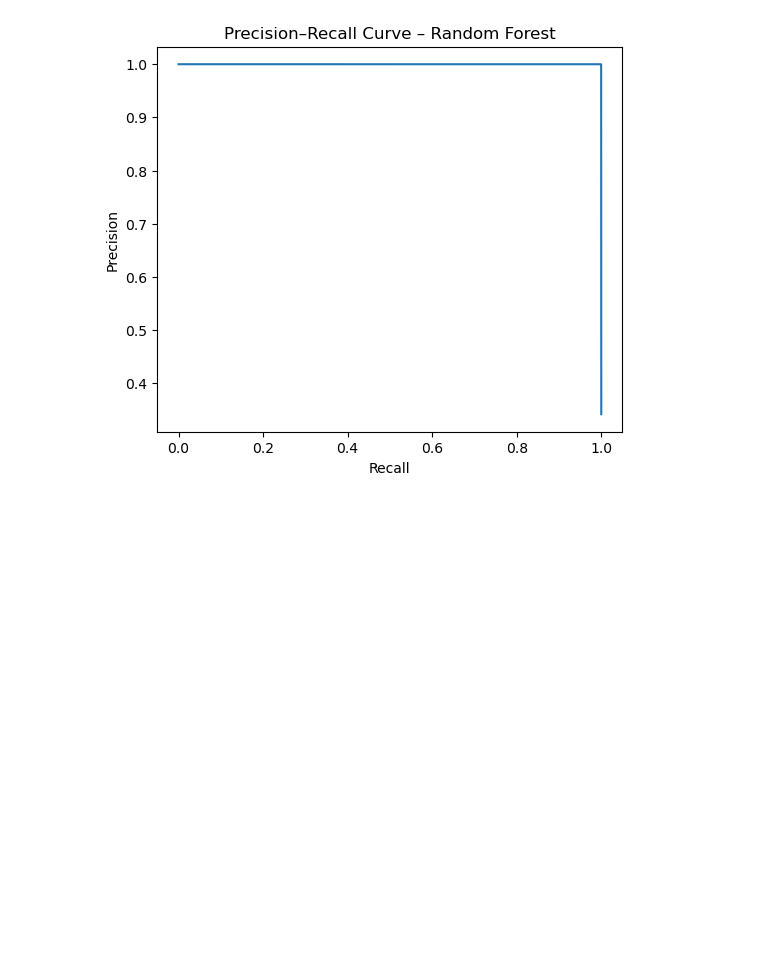
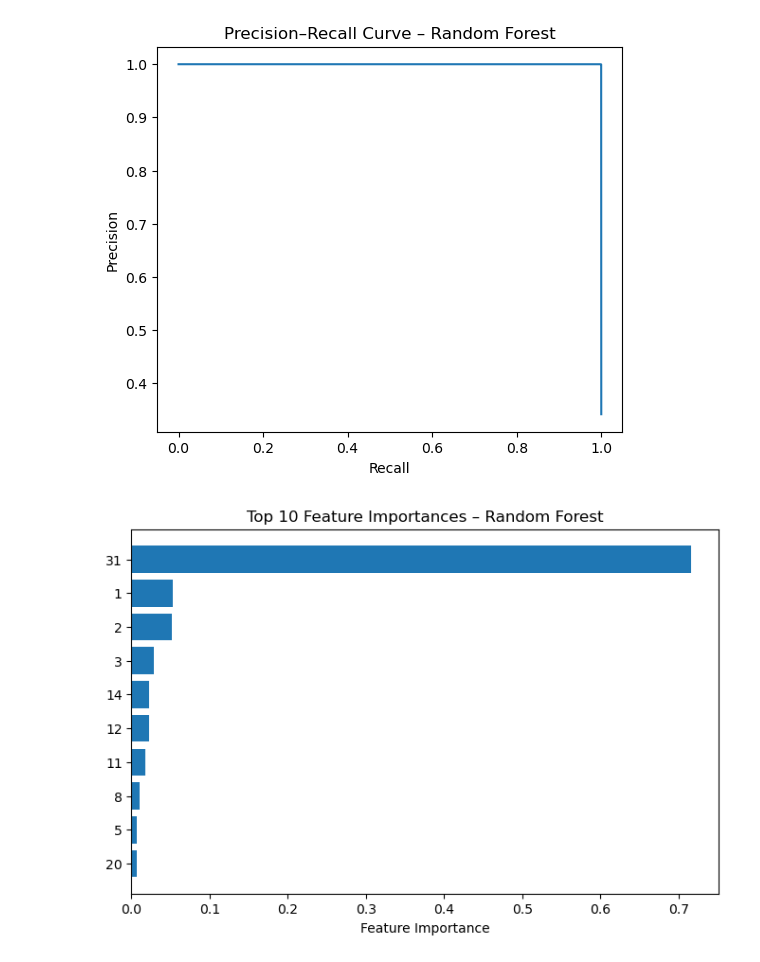
Before and after one commit to bishnu123-rgb/Higgs-Boson, a Jupyter notebook: notebooks/04_random_forest.ipynb, the cells around one changed output. Saved outputs shown, nothing was run; the diff lists cells and outputs as text; code cells hidden in the pictures; blank space fills up the shorter version.

```diff
--- a/notebooks/04_random_forest.ipynb
+++ b/notebooks/04_random_forest.ipynb
@@ -118,3 +137,17 @@ plt.savefig("results/figures/rf_pr_curve.png", bbox_inches="tight")
 plt.show()
 # %% [output]
 [figure]
+# %%
+importances = rf.feature_importances_
+
+indices = np.argsort(importances)[-10:]
+
+plt.figure(figsize=(8, 5))
+plt.barh(range(len(indices)), importances[indices])
+plt.yticks(range(len(indices)), indices)
+plt.xlabel("Feature Importance")
+plt.title("Top 10 Feature Importances – Random Forest")
+
+plt.show()
+# %% [output]
+[figure, added]
```
Also changed, not shown: parts of 5 cells of this notebook, 2 other files.
